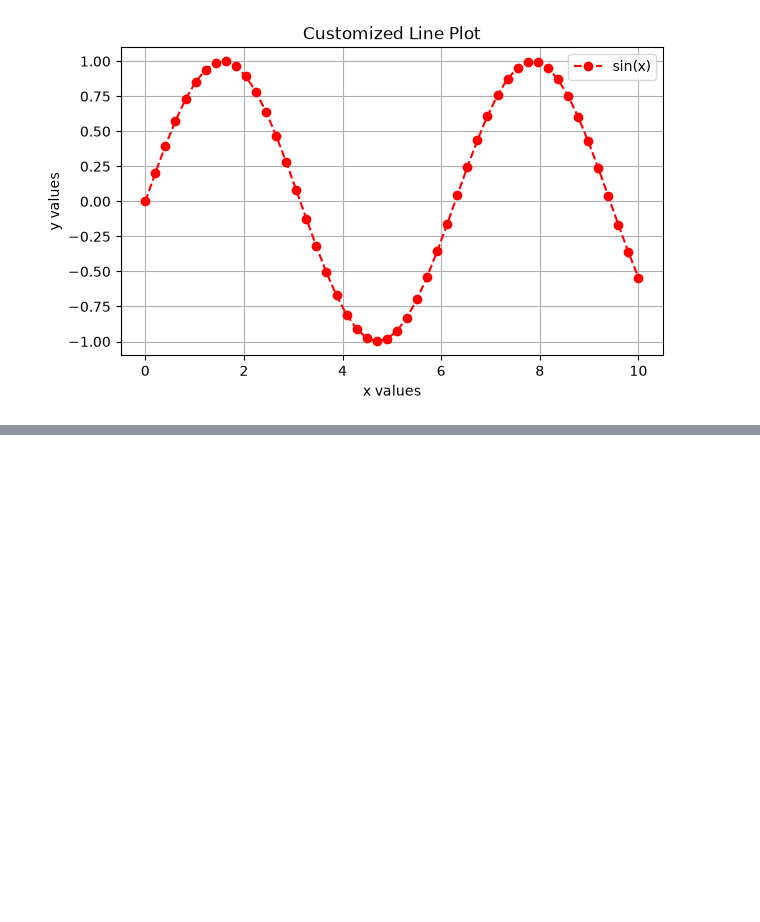
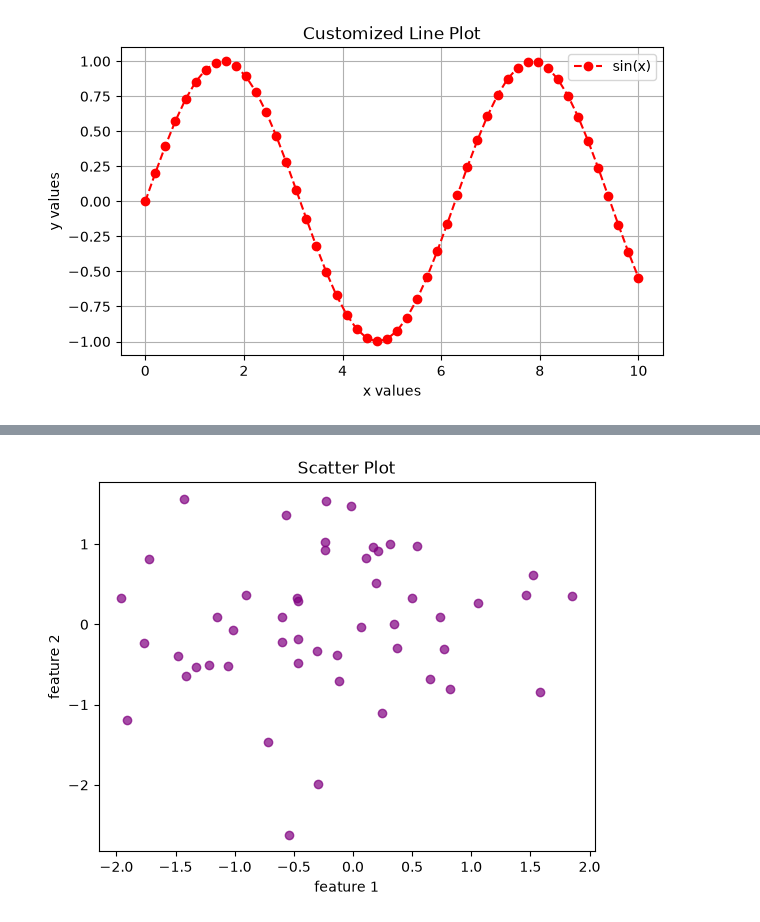
Before and after one commit to Dev-4-All/Machine-Learning, a Jupyter notebook: core-data-libraries/matplotlib_basics.ipynb, the cells around one changed output, grey strips where cells are left out. Cells and saved outputs as stored; diff of their text form; code cells hidden in the pictures; blank space fills up the shorter version.

```diff
--- a/core-data-libraries/matplotlib_basics.ipynb
+++ b/core-data-libraries/matplotlib_basics.ipynb
@@ -65,0 +100,8 @@ plt.show()
+# %%
+plt.scatter(x, y, color="purple", alpha=0.7)
+plt.title("Scatter Plot")
+plt.xlabel("feature 1")
+plt.ylabel("feature 2")
+plt.show()
+# %% [output]
+[figure, added]
```
Also changed, not shown: parts of 12 cells of this notebook.
